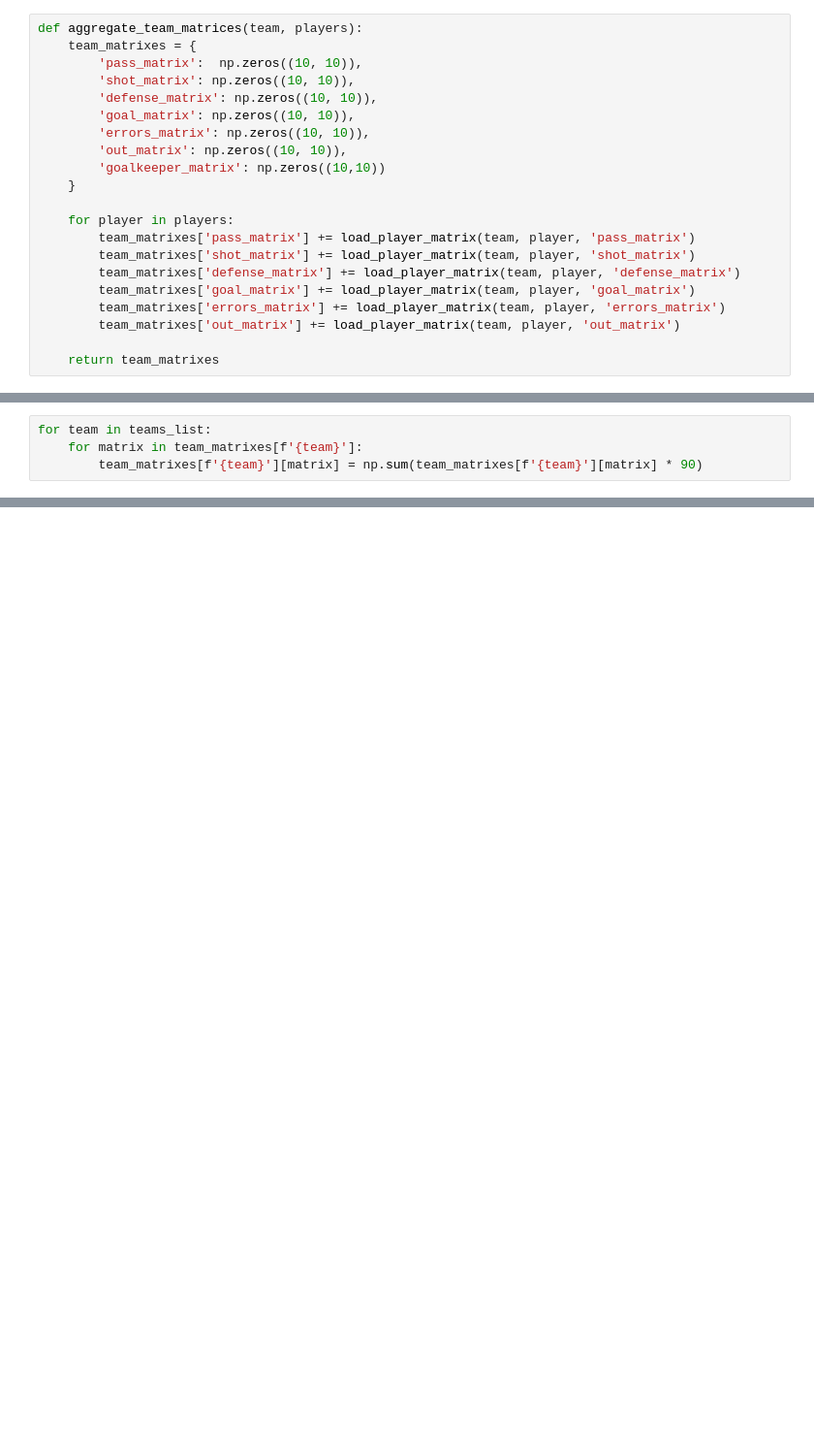
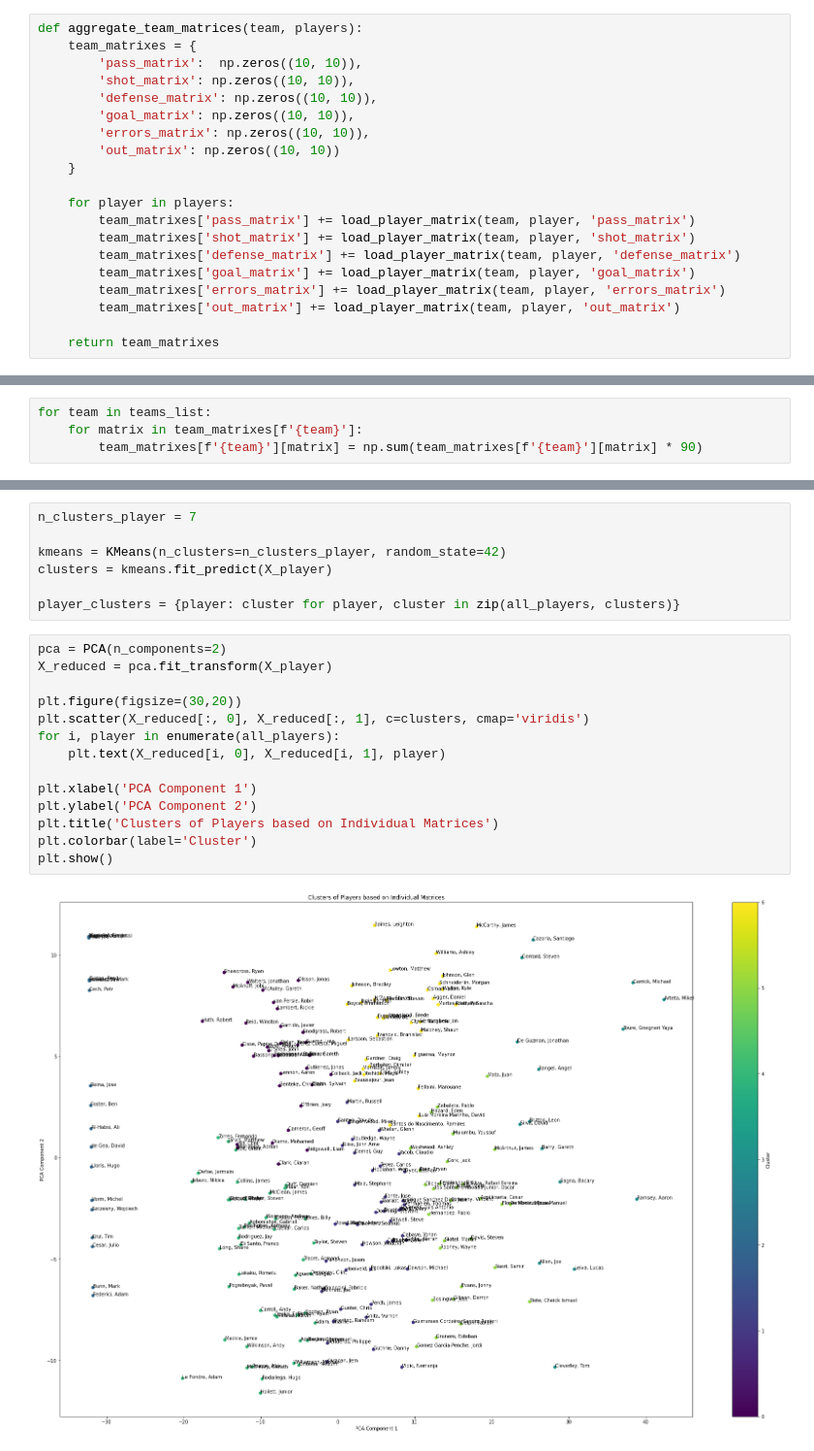
Before and after one commit to luisalawson/soccer_defense_analysis, a Jupyter notebook: RedNeuronalFutbol.ipynb, the cells around one changed output, grey strips where cells are left out. Shown at 97% size. Cells and saved outputs as stored; diff of their text form; blank space fills up the shorter version.

```diff
--- a/RedNeuronalFutbol.ipynb
+++ b/RedNeuronalFutbol.ipynb
@@ -65,8 +68,7 @@ def aggregate_team_matrices(team, players):
         'defense_matrix': np.zeros((10, 10)),
         'goal_matrix': np.zeros((10, 10)),
         'errors_matrix': np.zeros((10, 10)),
-        'out_matrix': np.zeros((10, 10)),
-        'goalkeeper_matrix': np.zeros((10,10))
+        'out_matrix': np.zeros((10, 10))
     }
 
     for player in players:
@@ -387,0 +336,23 @@ plt.show()
+# %%
+n_clusters_player = 7
+
+kmeans = KMeans(n_clusters=n_clusters_player, random_state=42)
+clusters = kmeans.fit_predict(X_player)
+
+player_clusters = {player: cluster for player, cluster in zip(all_players, clusters)}
+# %%
+pca = PCA(n_components=2)
+X_reduced = pca.fit_transform(X_player)
+
+plt.figure(figsize=(30,20))
+plt.scatter(X_reduced[:, 0], X_reduced[:, 1], c=clusters, cmap='viridis')
+for i, player in enumerate(all_players):
+    plt.text(X_reduced[i, 0], X_reduced[i, 1], player)
+
+plt.xlabel('PCA Component 1')
+plt.ylabel('PCA Component 2')
+plt.title('Clusters of Players based on Individual Matrices')
+plt.colorbar(label='Cluster')
+plt.show()
+# %% [output]
+[figure, added]
```
Also changed, not shown: parts of 41 cells of this notebook.
